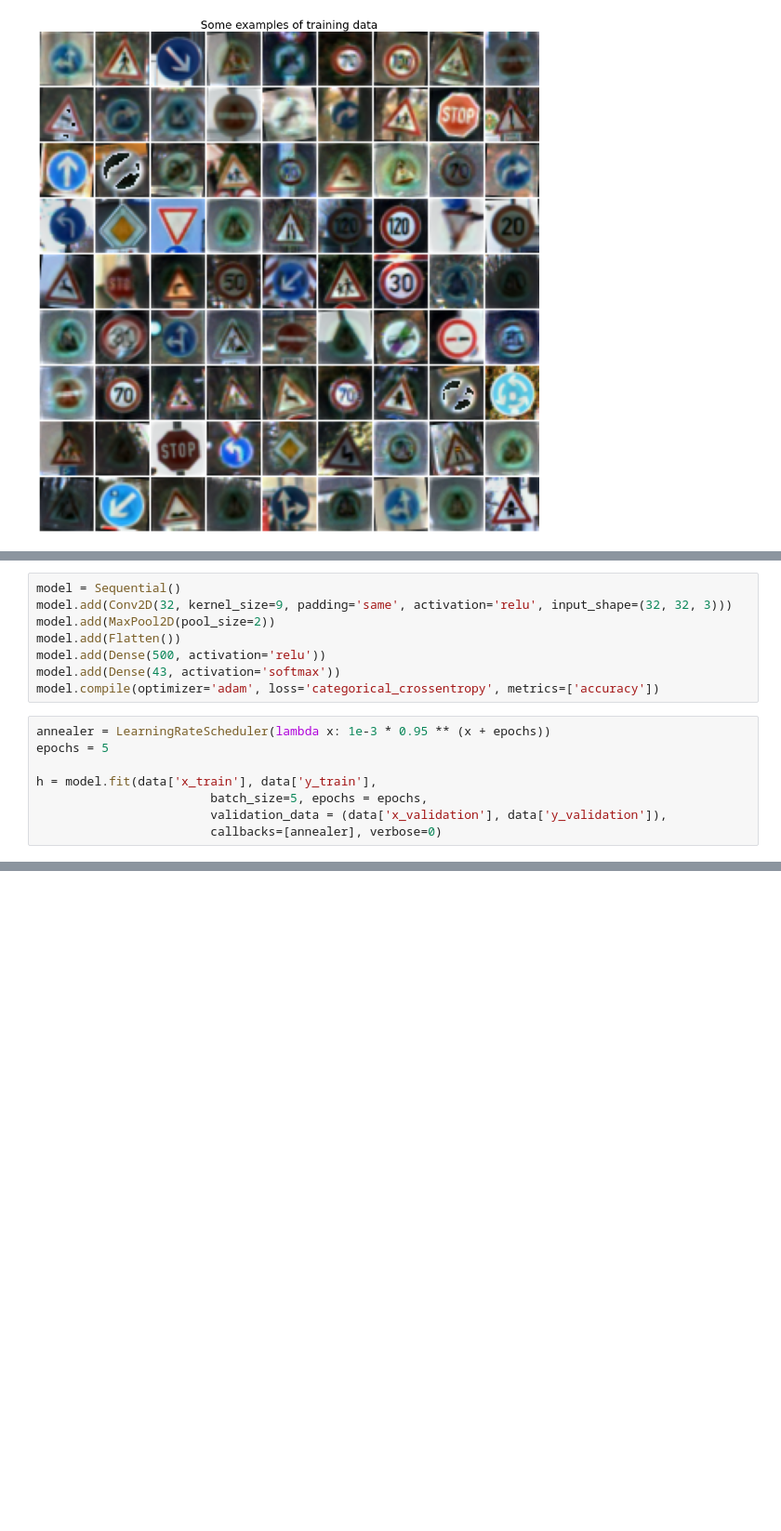
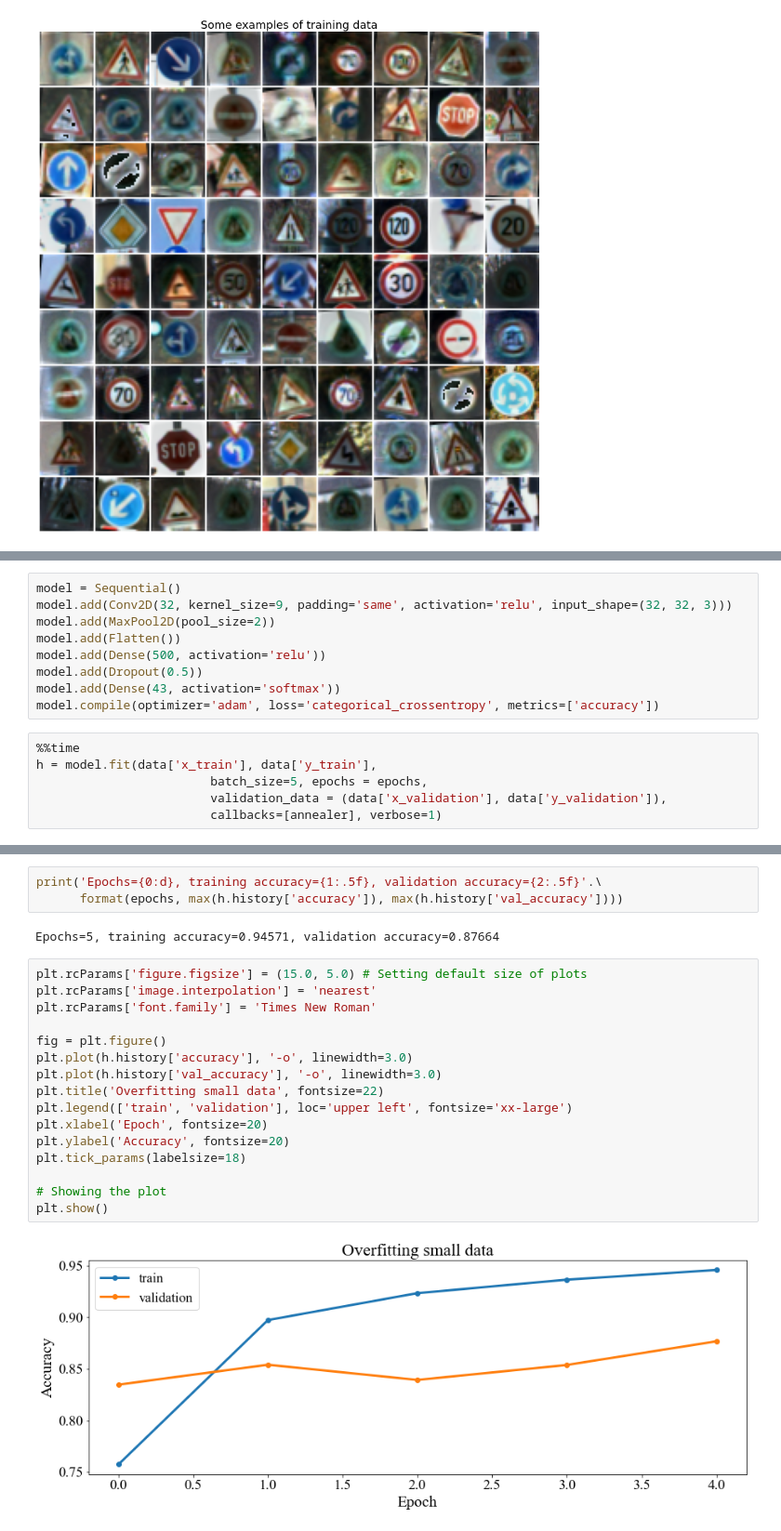
Before and after one commit to Eastonboy99/CS540-Project, a Jupyter notebook: Project_v2.ipynb, the cells around one changed output, grey strips where cells are left out. Shown at 93% size. Cells and saved outputs as stored; diff of their text form; blank space fills up the shorter version.

Commit message:
increasing model accuracy

```diff
--- a/Project_v2.ipynb
+++ b/Project_v2.ipynb
@@ -91,13 +98,12 @@ model.add(Conv2D(32, kernel_size=9, padding='same', activation='relu', input_sha
 model.add(MaxPool2D(pool_size=2))
 model.add(Flatten())
 model.add(Dense(500, activation='relu'))
+model.add(Dropout(0.5))
 model.add(Dense(43, activation='softmax'))
 model.compile(optimizer='adam', loss='categorical_crossentropy', metrics=['accuracy'])
 # %%
-annealer = LearningRateScheduler(lambda x: 1e-3 * 0.95 ** (x + epochs))
-epochs = 5
-
+%%time
 h = model.fit(data['x_train'], data['y_train'],
                         batch_size=5, epochs = epochs,
                         validation_data = (data['x_validation'], data['y_validation']),
-                        callbacks=[annealer], verbose=0)
+                        callbacks=[annealer], verbose=1)
@@ -103,0 +122,23 @@ h = model.fit(data['x_train'], data['y_train'],
+# %%
+print('Epochs={0:d}, training accuracy={1:.5f}, validation accuracy={2:.5f}'.\
+      format(epochs, max(h.history['accuracy']), max(h.history['val_accuracy'])))
+# %% [output]
+Epochs=5, training accuracy=0.94571, validation accuracy=0.87664
+# %%
+plt.rcParams['figure.figsize'] = (15.0, 5.0) # Setting default size of plots
+plt.rcParams['image.interpolation'] = 'nearest'
+plt.rcParams['font.family'] = 'Times New Roman'
+
+fig = plt.figure()
+plt.plot(h.history['accuracy'], '-o', linewidth=3.0)
+plt.plot(h.history['val_accuracy'], '-o', linewidth=3.0)
+plt.title('Overfitting small data', fontsize=22)
+plt.legend(['train', 'validation'], loc='upper left', fontsize='xx-large')
+plt.xlabel('Epoch', fontsize=20)
+plt.ylabel('Accuracy', fontsize=20)
+plt.tick_params(labelsize=18)
+
+# Showing the plot
+plt.show()
+# %% [output]
+[figure, added]
```
Also changed, not shown: parts of 18 cells of this notebook, 24 other files.
